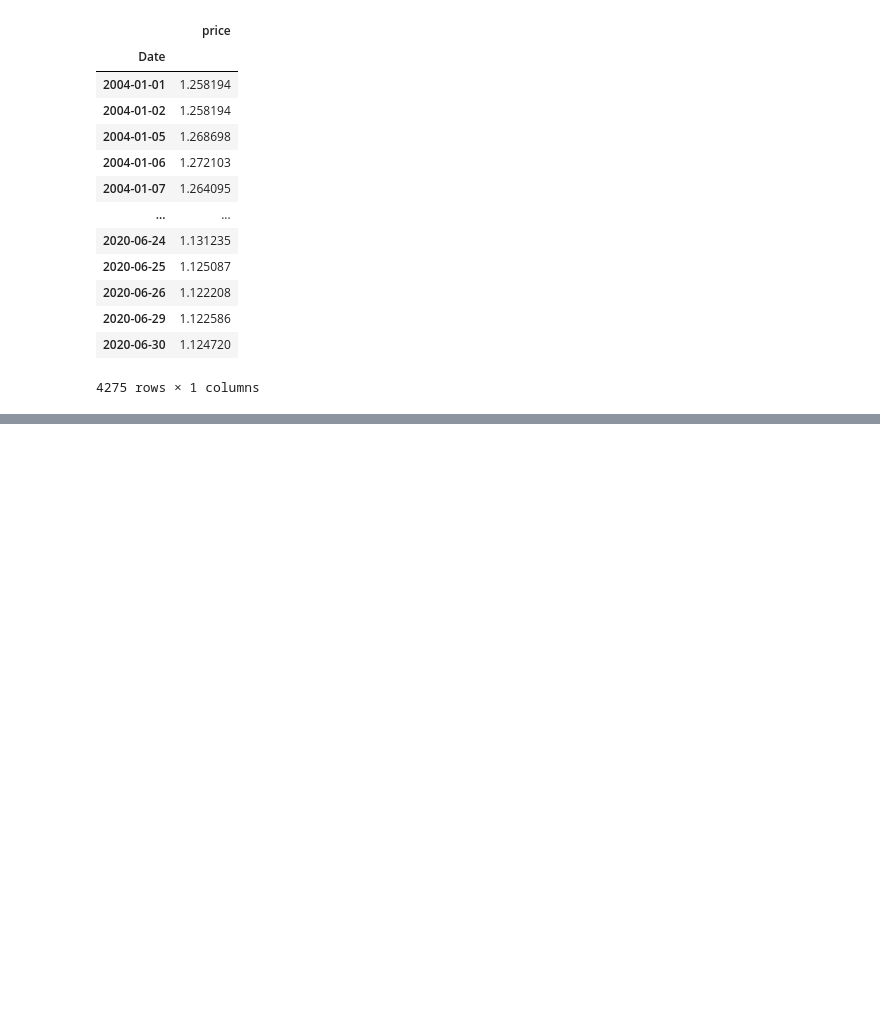
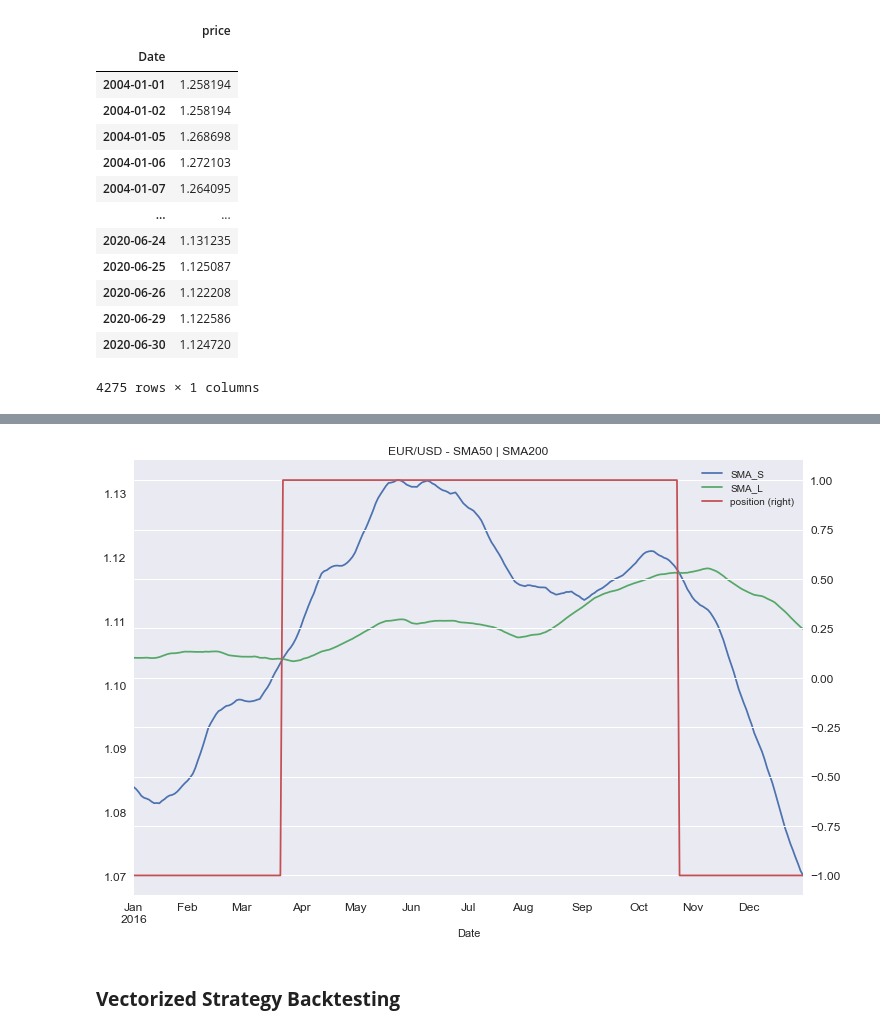
Before and after one commit to contractShield/TA, a Jupyter notebook: lecture4_SMA_Crossover_Strategy.ipynb, the cells around one changed output, grey strips where cells are left out. Drawn from its saved outputs; the diff is of its cells as text; code cells hidden in the pictures; blank space fills up the shorter version.

Commit message:
SMA Crossover Strategy defite

```diff
--- a/lecture4_SMA_Crossover_Strategy.ipynb
+++ b/lecture4_SMA_Crossover_Strategy.ipynb
@@ -26,0 +146,8 @@ data
+# %%
+# SMA_S, SMA_A, position 열을 하나의 플롯에 그릴 수 있음
+data.loc['2016', ['SMA_S', 'SMA_L', 'position']].plot(figsize=(12,8), fontsize=12, secondary_y='position', title='EUR/USD - SMA{} | SMA{}'.format(sma_s, sma_l))
+plt.show()
+# %% [output]
+[figure, added]
+# %% [markdown]
+### __Vectorized Strategy Backtesting__
```
Also changed, not shown: parts of 23 cells of this notebook.
